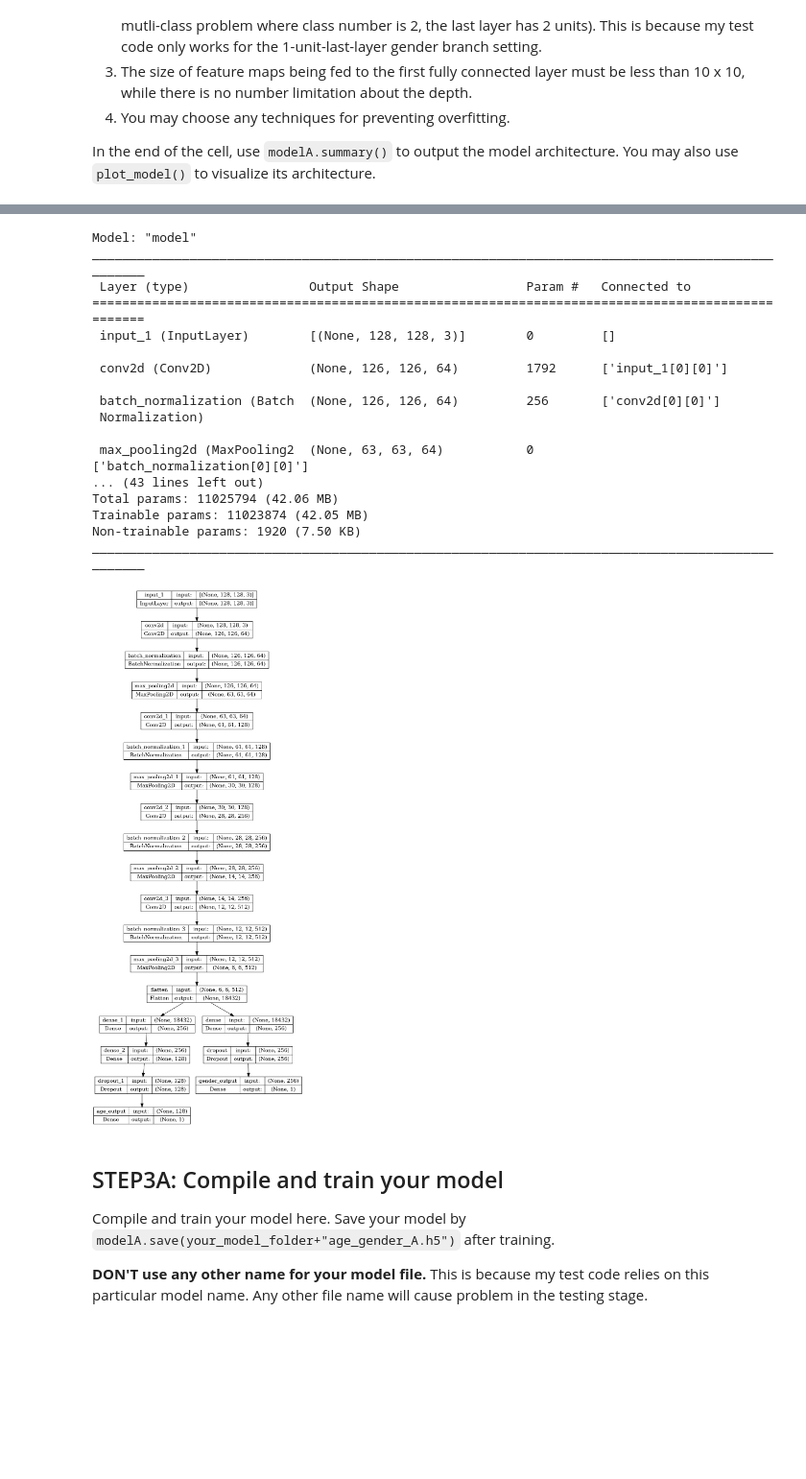
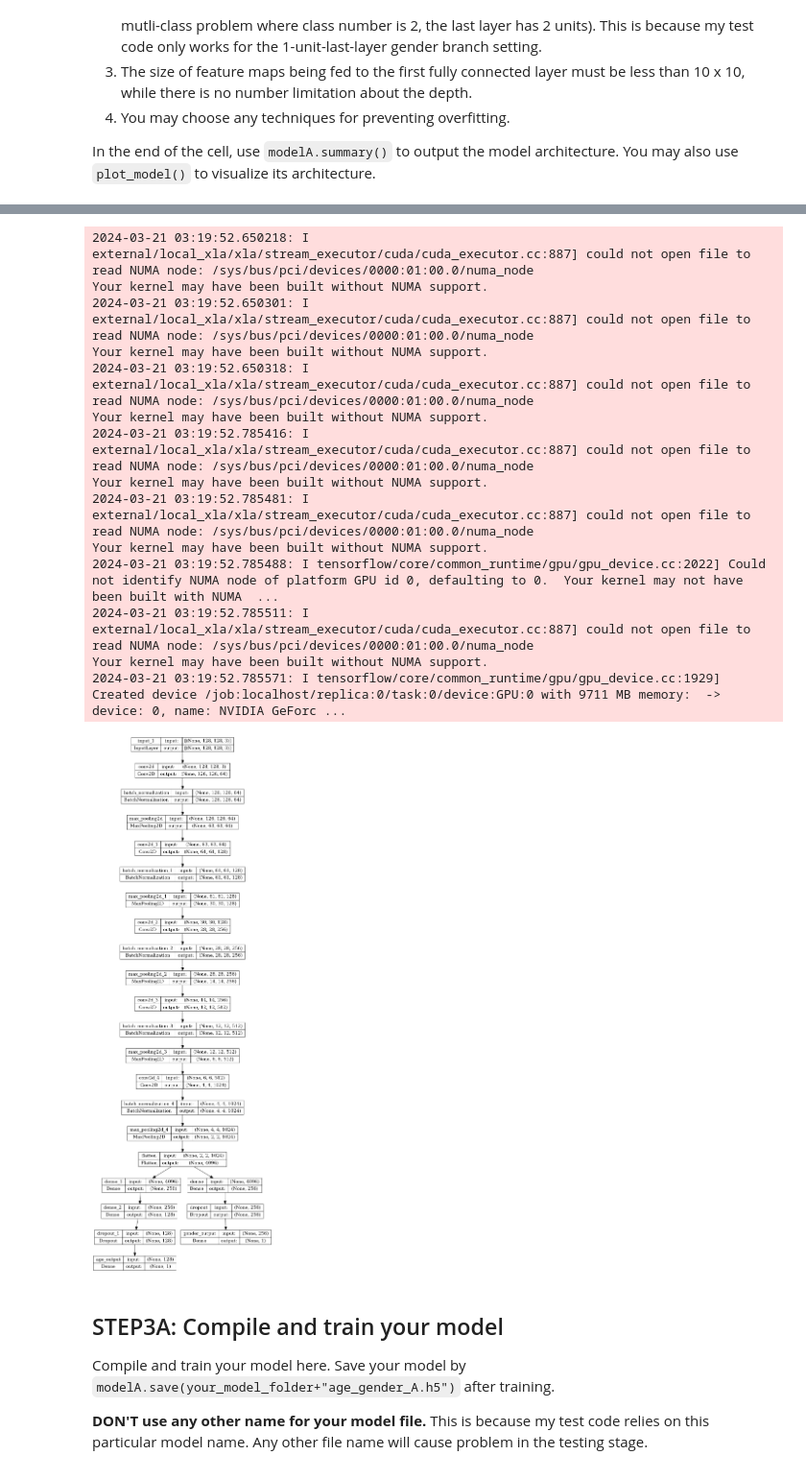
Before and after one commit to rwitobaansheikh/ML2_Coursework, a Jupyter notebook: age_gender_submit.ipynb, the cells around one changed output, grey strips where cells are left out. Shown at 96% size. Drawn from its saved outputs; the diff is of its cells as text; code cells hidden in the pictures; blank space fills up the shorter version.

```diff
--- a/age_gender_submit.ipynb
+++ b/age_gender_submit.ipynb
@@ -331,18 +272,22 @@ In the end of the cell, use `modelA.summary()` to output the model architecture.
 #
 # Add your code here
 #
-# early_stopping=EarlyStopping(
-#     min_delta=0.001,
-#     patience=100,
-#     restore_best_weights=True,
-# )
+early_stopping=EarlyStopping(
+    #min_delta=0.001,
+    patience=25,
+    monitor='val_loss',
+    restore_best_weights=True,
+)
 
-# data_augmentation = tf.keras.Sequential([
+
+from keras.models import Sequential
+modelA=Sequential()
+
+# data_augmentation = modelA([
 #   layers.RandomFlip("horizontal_and_vertical"),
 #   layers.RandomRotation(0.2),
 # ])
-from keras.models import Sequential
-modelA=Sequential()
+input_size = (128,128,3)
 inputs = Input((input_size))
 X = Conv2D(64, (3, 3), activation='relu', kernel_initializer = glorot_uniform(seed=0))(inputs)
 X = BatchNormalization(axis = 3)(X)
@@ -368,6 +313,11 @@ X = Conv2D(512, (3, 3), activation='relu')(X)
 X = BatchNormalization(axis = -1)(X)
 X = MaxPooling2D((2, 2))(X)
 
+X = Conv2D(1024, (3, 3), activation='relu')(X)
+X = BatchNormalization(axis = -1)(X)
+X = MaxPooling2D((2, 2))(X)
+
+#X = Dropout(0.4)(X)
 X = Flatten()(X)
 
 dense_1 = Dense(256, activation='relu')(X)
@@ -400,21 +353,18 @@ Your kernel may have been built without NUMA support.
-Model: "model"
-__________________________________________________________________________________________________
- Layer (type)                Output Shape                 Param #   Connected to
-==================================================================================================
- input_1 (InputLayer)        [(None, 128, 128, 3)]        0         []
-
- conv2d (Conv2D)             (None, 126, 126, 64)         1792      ['input_1[0][0]']
-
- batch_normalization (Batch  (None, 126, 126, 64)         256       ['conv2d[0][0]']
- Normalization)
-
- max_pooling2d (MaxPooling2  (None, 63, 63, 64)           0         ['batch_normalization[0][0]']
-... (43 lines left out)
-Total params: 11025794 (42.06 MB)
-Trainable params: 11023874 (42.05 MB)
-Non-trainable params: 1920 (7.50 KB)
-__________________________________________________________________________________________________
+2024-03-21 03:19:52.650218: I external/local_xla/xla/stream_executor/cuda/cuda_executor.cc:887] could not open file to read NUMA node: /sys/bus/pci/devices/0000:01:00.0/numa_node
+Your kernel may have been built without NUMA support.
+2024-03-21 03:19:52.650301: I external/local_xla/xla/stream_executor/cuda/cuda_executor.cc:887] could not open file to read NUMA node: /sys/bus/pci/devices/0000:01:00.0/numa_node
+Your kernel may have been built without NUMA support.
+2024-03-21 03:19:52.650318: I external/local_xla/xla/stream_executor/cuda/cuda_executor.cc:887] could not open file to read NUMA node: /sys/bus/pci/devices/0000:01:00.0/numa_node
+Your kernel may have been built without NUMA support.
+2024-03-21 03:19:52.785416: I external/local_xla/xla/stream_executor/cuda/cuda_executor.cc:887] could not open file to read NUMA node: /sys/bus/pci/devices/0000:01:00.0/numa_node
+Your kernel may have been built without NUMA support.
+2024-03-21 03:19:52.785481: I external/local_xla/xla/stream_executor/cuda/cuda_executor.cc:887] could not open file to read NUMA node: /sys/bus/pci/devices/0000:01:00.0/numa_node
+Your kernel may have been built without NUMA support.
+2024-03-21 03:19:52.785488: I tensorflow/core/common_runtime/gpu/gpu_device.cc:2022] Could not identify NUMA node of platform GPU id 0, defaulting to 0.  Your kernel may not have been built with NUMA  ...
+2024-03-21 03:19:52.785511: I external/local_xla/xla/stream_executor/cuda/cuda_executor.cc:887] could not open file to read NUMA node: /sys/bus/pci/devices/0000:01:00.0/numa_node
+Your kernel may have been built without NUMA support.
+2024-03-21 03:19:52.785571: I tensorflow/core/common_runtime/gpu/gpu_device.cc:1929] Created device /job:localhost/replica:0/task:0/device:GPU:0 with 9711 MB memory:  -> device: 0, name: NVIDIA GeForc ...
-[figure, old version]
+[figure, new version]
 # %% [markdown]
 ## STEP3A: Compile and train your model
 Compile and train your model here.
```
Also changed, not shown: parts of 31 cells of this notebook, 1 other file.
